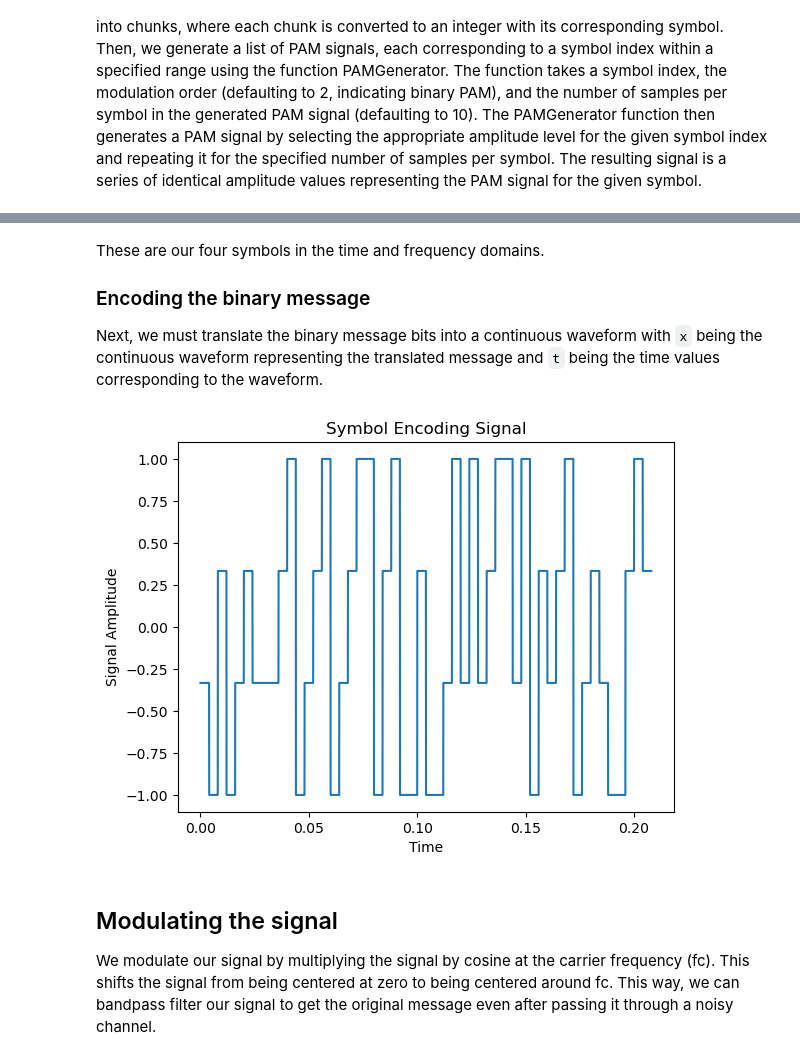
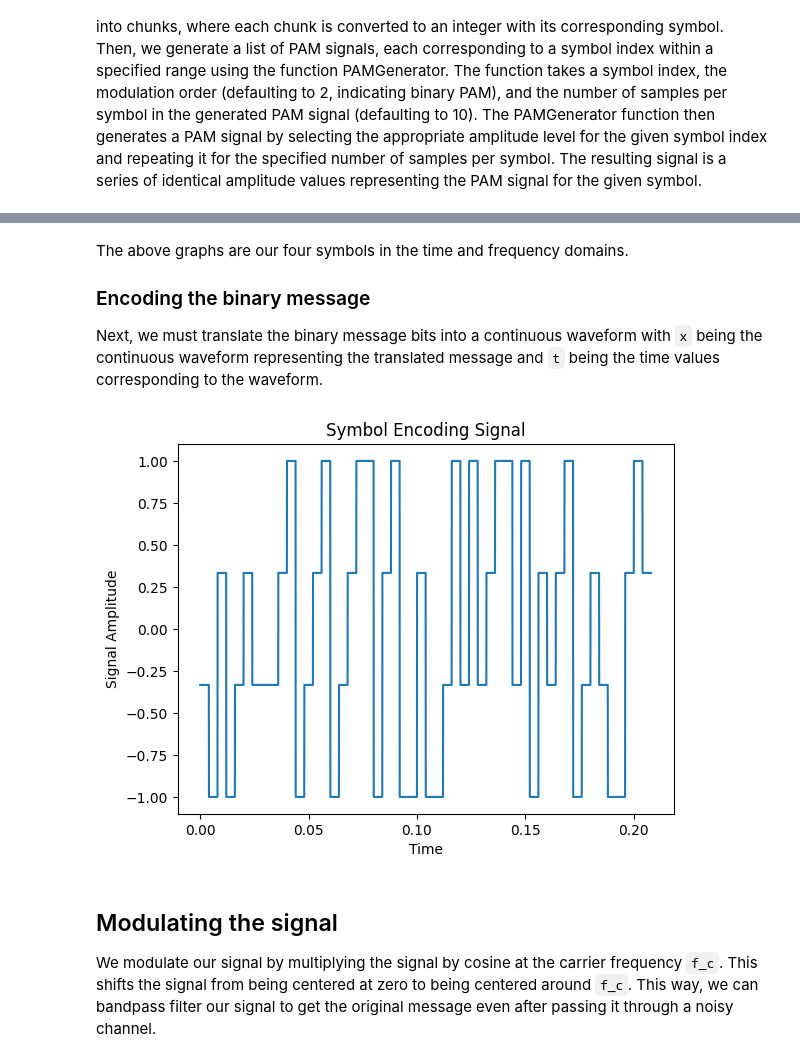
Before and after one commit to allyson-hur/adcomms_dsp, a Jupyter notebook: pca.ipynb, the cells around one changed output, grey strips where cells are left out. Drawn from its saved outputs; the diff is of its cells as text; code cells hidden in the pictures.

```diff
--- a/pca.ipynb
+++ b/pca.ipynb
@@ -124,6 +107,6 @@ plt.close()
 [figure]
 # %% [markdown]
-These are our four symbols in the time and frequency domains.
+The above graphs are our four symbols in the time and frequency domains.
 
 ### Encoding the binary message
 Next, we must translate the binary message bits into a continuous waveform with `x` being the continuous waveform representing the translated message and `t` being the time values corresponding to the waveform.
@@ -149,9 +132,7 @@ class SymbolEncoding:
         x_samples = self.SAMPLES_PER_SYMBOL * int(
             np.ceil(len(self.message_bits_txt) // self.BITS_PER_SYMBOL)
         )
-        x = np.zeros(
-            x_samples,
-        )
+        x = np.zeros(x_samples,)
 
         for i, symbol in enumerate(
             batched(self.message_bits_txt, self.BITS_PER_SYMBOL)
@@ -164,37 +145,37 @@ class SymbolEncoding:
             x[i_start:i_end] = self.symbols_of_t[symbol]
 
         return x
 
     def t(self):
         """
         Get the time values associated with each sample in the signal.
 
         Returns:
             An array representing the time values.
         """
         x_samples = self.SAMPLES_PER_SYMBOL * int(
             np.ceil(len(self.message_bits_txt) // self.BITS_PER_SYMBOL)
         )
         return np.linspace(0, self.dt * x_samples, x_samples)
 
 
 symbols_of_t = test_symbols_of_t
 message_bits_txt = test_message_bits_txt
 
 symbol_encoding_test = SymbolEncoding(BITS_PER_SYMBOL, SAMPLES_PER_SYMBOL, F_C, test_symbols_of_t, message_bits_txt)
 test_x = symbol_encoding_test.x()
 test_t = symbol_encoding_test.t()
 
 plt.plot(test_t, test_x)
 plt.xlabel('Time')
 plt.ylabel('Signal Amplitude')
 plt.title('Symbol Encoding Signal')
 plt.show()
 # %% [output]
-[figure, old version]
+[figure, new version]
 # %% [markdown]
 ## Modulating the signal
-We modulate our signal by multiplying the signal by cosine at the carrier frequency (fc). This shifts the signal from being centered at zero to being centered around fc. This way, we can bandpass filter our signal to get the original message even after passing it through a noisy channel.
+We modulate our signal by multiplying the signal by cosine at the carrier frequency `f_c`. This shifts the signal from being centered at zero to being centered around `f_c`. This way, we can bandpass filter our signal to get the original message even after passing it through a noisy channel.
 # %%
 class SymbolModulation:
     def __init__(self, BITS_PER_SYMBOL, SAMPLES_PER_SYMBOL, F_C, symbols_of_t, message_bits_txt, x_values, t_values):
```
Also changed, not shown: parts of 10 cells of this notebook.
